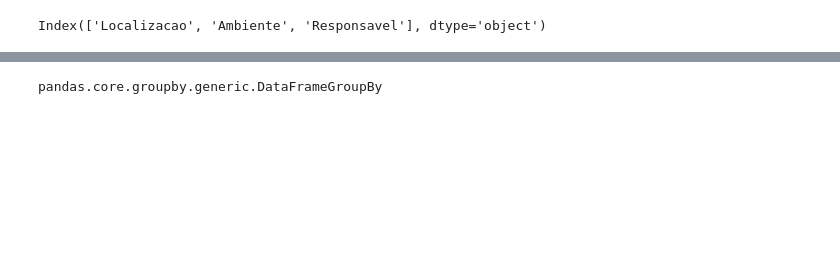
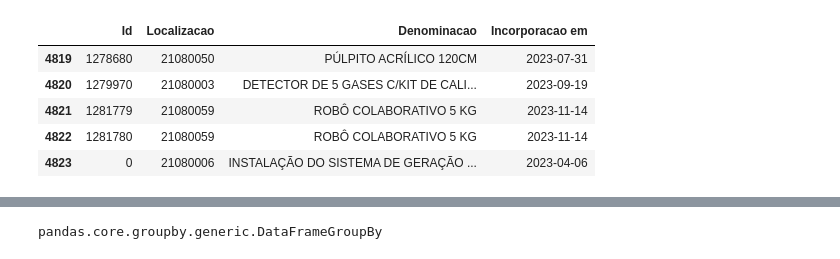
Before and after one commit to Mierzwagi/StockWise_python, a Jupyter notebook: test.ipynb, the cells around one changed output, grey strips where cells are left out. Cells and saved outputs as stored; diff of their text form; code cells hidden in the pictures; blank space fills up the shorter version.

Commit message:
add data processing

```diff
--- a/test.ipynb
+++ b/test.ipynb
@@ -14,4 +5,36 @@ df_items['Id'] = df_items['Id'].astype(int)
-# %%
-df_salas.columns
-# %% [output]
-Index(['Localizacao', 'Ambiente', 'Responsavel'], dtype='object')
+# %%
+def clean_data_itens(df):
+    # Drop column: 'INVENTÁRIO'
+    df = df.drop(columns=['INVENTÁRIO'])
+    # Drop column: 'qnt'
+    df = df.drop(columns=['qnt'])
+    # Drop column: 'faltantes'
+    df = df.drop(columns=['faltantes'])
+    # Replace missing values with 0 in column: 'Nº inventário'
+    df = df.fillna({'Nº inventário': 0})
+    # Change column type to int64 for column: 'Nº inventário'
+    df = df.astype({'Nº inventário': 'int64'})
+    # Rename column 'Nº inventário' to 'Id'
+    df = df.rename(columns={'Nº inventário': 'Id'})
+    # Rename column 'Localização' to 'Localizacao'
+    df = df.rename(columns={'Localização': 'Localizacao'})
+    # Rename column 'Denominação' to 'Denominacao'
+    df = df.rename(columns={'Denominação': 'Denominacao'})
+    # Rename column 'Incorporação em' to 'Incorporacao em'
+    df = df.rename(columns={'Incorporação em': 'Incorporacao em'})
+
+    df = df.to_datetime(df['Incorporacao em'])
+
+    return df
+
+df = pd.read_excel(r'PATRIMONIO 12 2023.xlsx')
+
+df_items = clean_data_itens(df.copy())
+df_items.tail()
+# %% [output]
+|  | Id | Localizacao | Denominacao | Incorporacao em |
+| 4819 | 1278680 | 21080050 | PÚLPITO ACRÍLICO 120CM | 2023-07-31 |
+| 4820 | 1279970 | 21080003 | DETECTOR DE 5 GASES C/KIT DE CALI... | 2023-09-19 |
+| 4821 | 1281779 | 21080059 | ROBÔ COLABORATIVO 5 KG | 2023-11-14 |
+| 4822 | 1281780 | 21080059 | ROBÔ COLABORATIVO 5 KG | 2023-11-14 |
+| 4823 | 0 | 21080006 | INSTALAÇÃO DO SISTEMA DE GERAÇÃO ... | 2023-04-06 |
```
Also changed, not shown: parts of 9 cells of this notebook, 6 other files.
